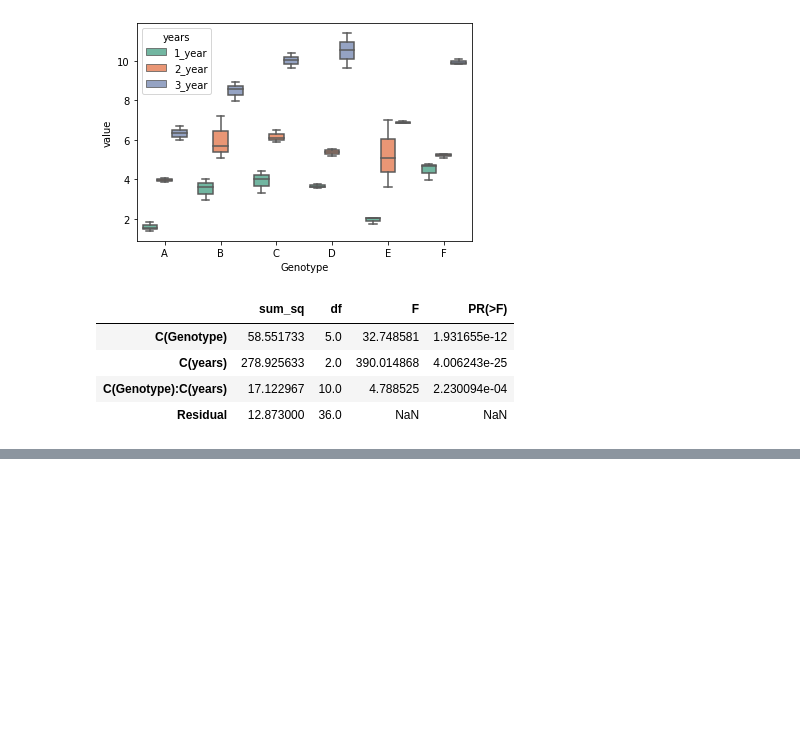
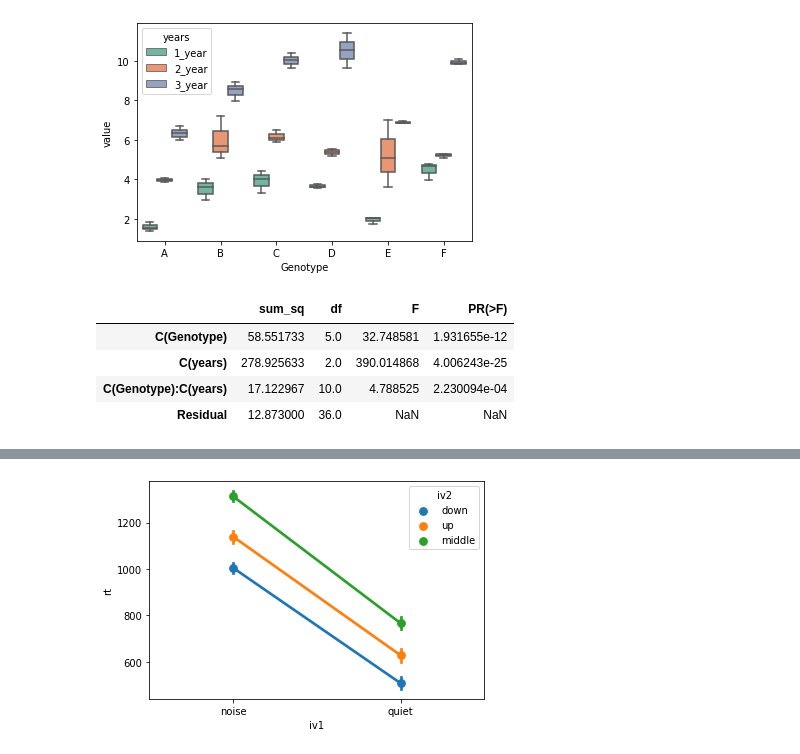
Before and after one commit to zhanyyy7/inf2178h-w22-exp-design-datascience, a Jupyter notebook: notebooks/inclass.ipynb, the cells around one changed output, grey strips where cells are left out. Saved outputs shown, nothing was run; the diff lists cells and outputs as text; code cells hidden in the pictures; blank space fills up the shorter version.

```diff
--- a/notebooks/inclass.ipynb
+++ b/notebooks/inclass.ipynb
@@ -474,0 +341,4 @@ res.levene_summary
+# %%
+#repeated measures anova
+df = pd.read_csv('/Users/shionguha/Documents/GitHub/inf2178h-w22-exp-design-datascience/data/rmAOV2way.csv')
+df.head()
@@ -474,0 +372,4 @@ res.levene_summary
+# %%
+ax = sns.pointplot(x='iv1', y='rt', hue='iv2',data=df)
+# %% [output]
+[figure, added]
```
Also changed, not shown: parts of 32 cells of this notebook, 2 other files.
